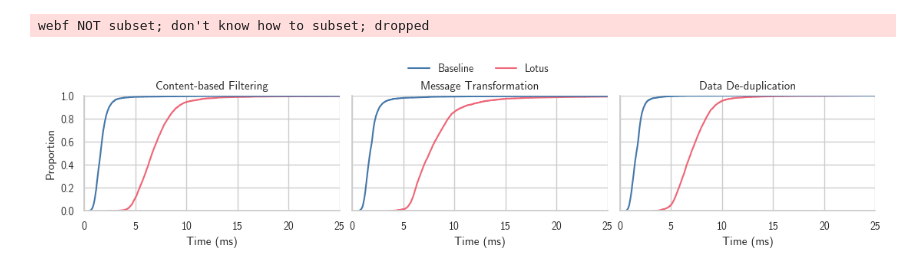
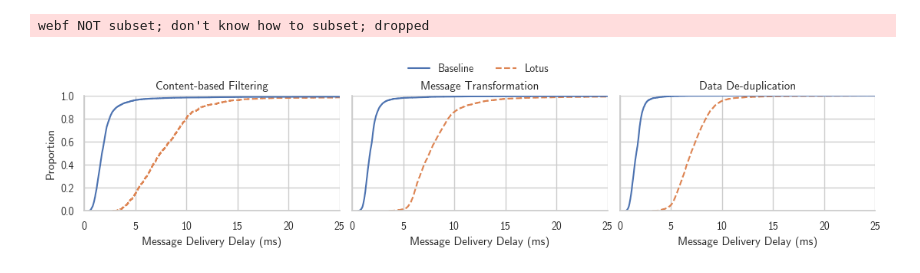
Before and after one commit to Mhwwww/Lotus, a Jupyter notebook: GeoBroker-Client/src/main/kotlin/de/hasenburg/geoverdemo/_data/analyze.ipynb, the cells around one changed output. Saved outputs shown, nothing was run; the diff lists cells and outputs as text; code cells hidden in the pictures.

Commit message:
update graph

```diff
--- a/GeoBroker-Client/src/main/kotlin/de/hasenburg/geoverdemo/_data/analyze.ipynb
+++ b/GeoBroker-Client/src/main/kotlin/de/hasenburg/geoverdemo/_data/analyze.ipynb
@@ -13,8 +13,12 @@ import matplotlib.pyplot as plt
 
 
 sns.set(font_scale=0.9, style='whitegrid', font='CMU Sans Serif')
-pal = sns.color_palette(['#4477AA', '#EE6677', '#228833', '#CCBB44', '#66CCEE', '#AA3377', '#BBBBBB'])
-sns.set_palette(pal)
+
+# # drawio colors
+# # 189,215,238
+# # 255,230,153
+# pal = sns.color_palette(['#BDD7EE', '#FFE699'])
+# sns.set_palette(pal)
 
 mpl.rcParams['pdf.fonttype'] = 42
 mpl.rcParams['ps.fonttype'] = 42
@@ -74,16 +78,27 @@ df["time_ms"] = df["time_ns"] / 1000000
 # %%
 # make a few graphs!
 # 3 plots per row
 g = sns.displot(data=df, x="time_ms", hue="topic", kind="ecdf", col="experiment", col_wrap=3, height=2.5, aspect=3/2)
 g.set_titles("{col_name}")
 # make legend outside and horizontal, no title
 sns.move_legend(g, loc='upper center', bbox_to_anchor=(0.475, 1.075, 0, 0), ncol=2, title=None)
 
-g.set_xlabels("Time (ms)")
+# https://stackoverflow.com/questions/70089199/how-to-set-a-different-linestyle-for-each-hue-group-in-a-kdeplot-displot
+axes = g.axes.flat
+lss = ['--', '-']
+
+for ax in axes:
+    for line, ls in zip(ax.lines, lss):
+        line.set_linestyle(ls)
+handles = g._legend.legendHandles[::-1]
+for handle, ls in zip(handles, lss):
+    handle.set_ls(ls)
+
+g.set_xlabels("Message Delivery Delay (ms)")
 # make 25 the xlim
 g.set(xlim=(0, 25))
 
 g.savefig("cdf.pdf", bbox_inches='tight')
 # %% [output]
 webf NOT subset; don't know how to subset; dropped
-[figure, old version]
+[figure, new version]
```
Also changed, not shown: parts of 7 cells of this notebook, 4 other files.
